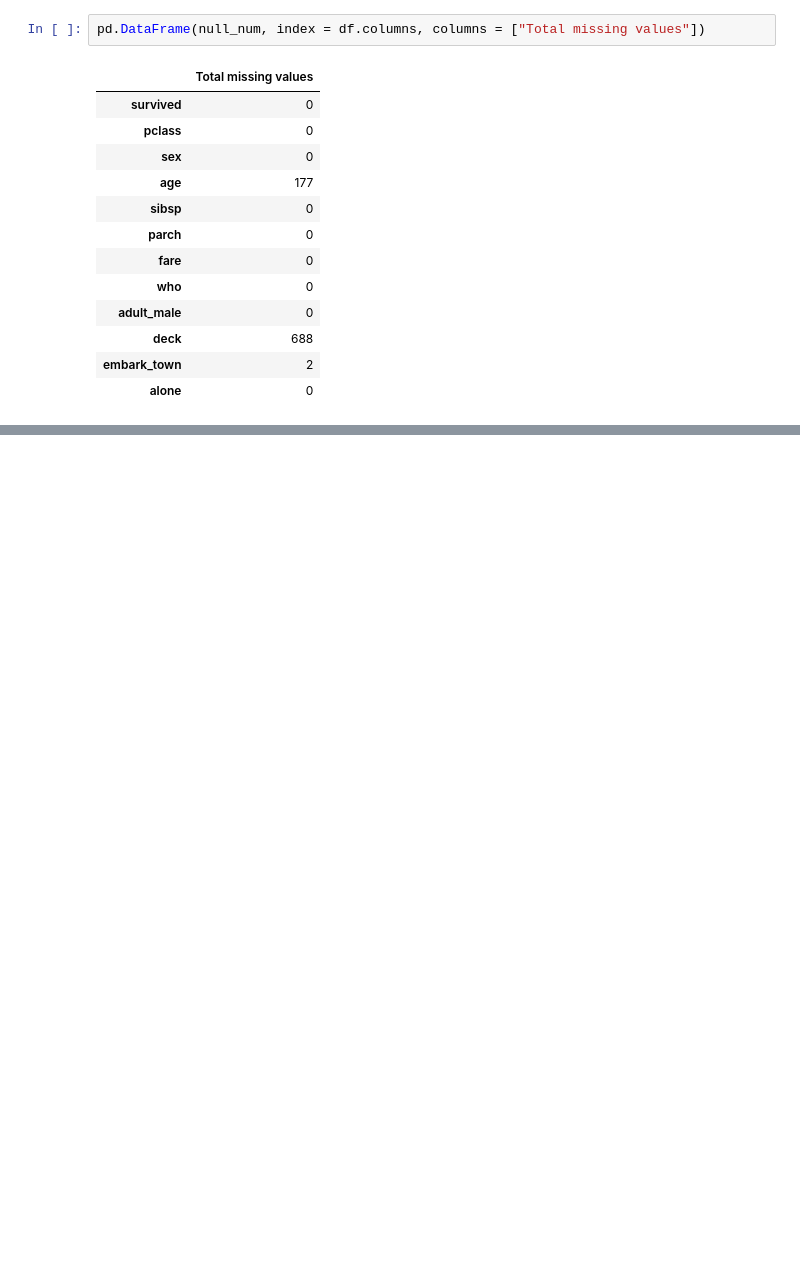
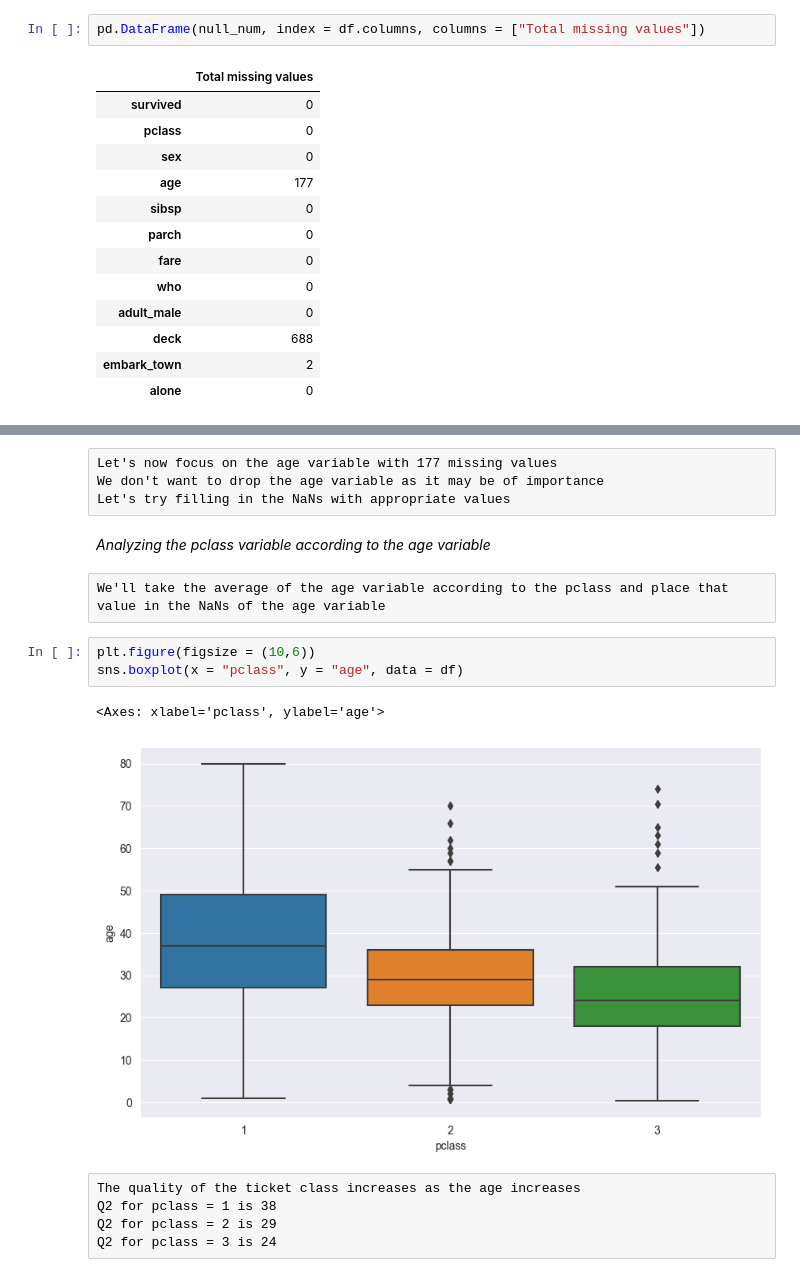
Before and after one commit to AtRealMasterLuke/Titanic-Dataset-Analysis, a Jupyter notebook: Titanic Dataset sns.ipynb, the cells around one changed output, grey strips where cells are left out. Cells and saved outputs as stored; diff of their text form; blank space fills up the shorter version.

```diff
--- a/Titanic Dataset sns.ipynb
+++ b/Titanic Dataset sns.ipynb
@@ -90,0 +128,19 @@ pd.DataFrame(null_num, index = df.columns, columns = ["Total missing values"])
+# %% [raw]
+Let's now focus on the age variable with 177 missing values
+We don't want to drop the age variable as it may be of importance
+Let's try filling in the NaNs with appropriate values
+# %% [markdown]
+*Analyzing the pclass variable according to the age variable*
+# %% [raw]
+We'll take the average of the age variable according to the pclass and place that value in the NaNs of the age variable
+# %%
+plt.figure(figsize = (10,6))
+sns.boxplot(x = "pclass", y = "age", data = df)
+# %% [output]
+<Axes: xlabel='pclass', ylabel='age'>
+[figure, added]
+# %% [raw]
+The quality of the ticket class increases as the age increases
+Q2 for pclass = 1 is 38
+Q2 for pclass = 2 is 29
+Q2 for pclass = 3 is 24
```
Also changed, not shown: parts of 16 cells of this notebook.
